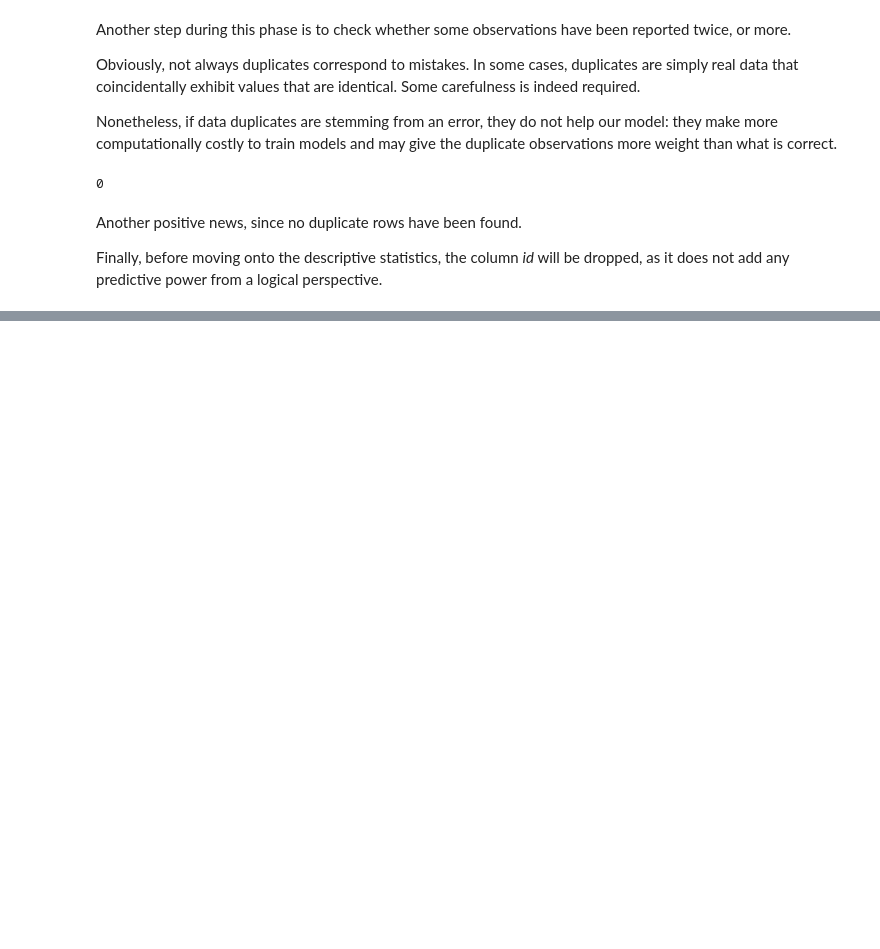
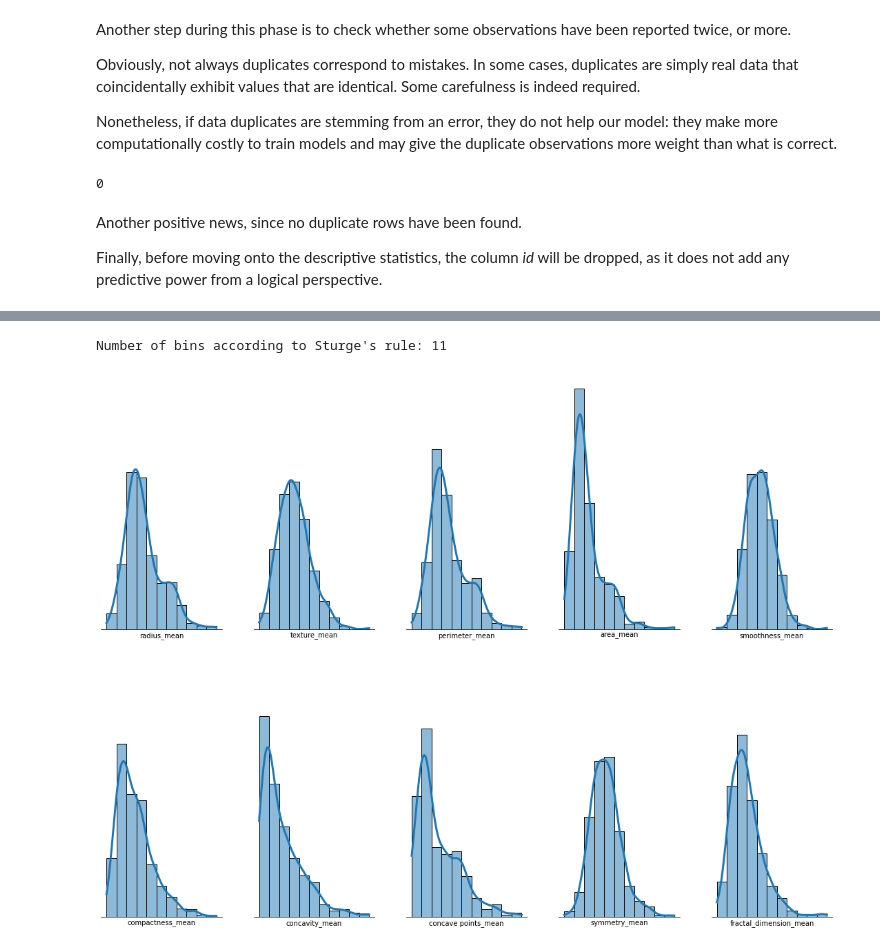
Before and after one commit to mattiatonelli/ds_portfolio, a Jupyter notebook: Breast Cancer/code/breast_cancer.ipynb, the cells around one changed output, grey strips where cells are left out. Cells and saved outputs as stored; diff of their text form; code cells hidden in the pictures; blank space fills up the shorter version.

```diff
--- a/Breast Cancer/code/breast_cancer.ipynb
+++ b/Breast Cancer/code/breast_cancer.ipynb
@@ -145,0 +234,8 @@ Finally, before moving onto the descriptive statistics, the column *id* will be
+# %%
+# split the dataset into 3 dataframes
+df_mean = df.iloc[:, 1:11]
+df_se = df.iloc[:, 11:21]
+df_worst = df.iloc[:, 21:]
+
+# extract the target variable
+y = df['diagnosis']
@@ -145,0 +253,12 @@ Finally, before moving onto the descriptive statistics, the column *id* will be
+# %%
+# ceiling the result of the logarithm ensures the result to be an integer
+bin_count = int(np.ceil(np.log2(len(df))) + 1)
+
+print(f'Number of bins according to Sturge\'s rule: {bin_count}')
+# %% [output]
+Number of bins according to Sturge's rule: 11
+# %%
+# plot the histograms
+subplot_generator(df=df_mean, plot='histogram')
+# %% [output]
+[figure, added]
```
Also changed, not shown: parts of 54 cells of this notebook.
